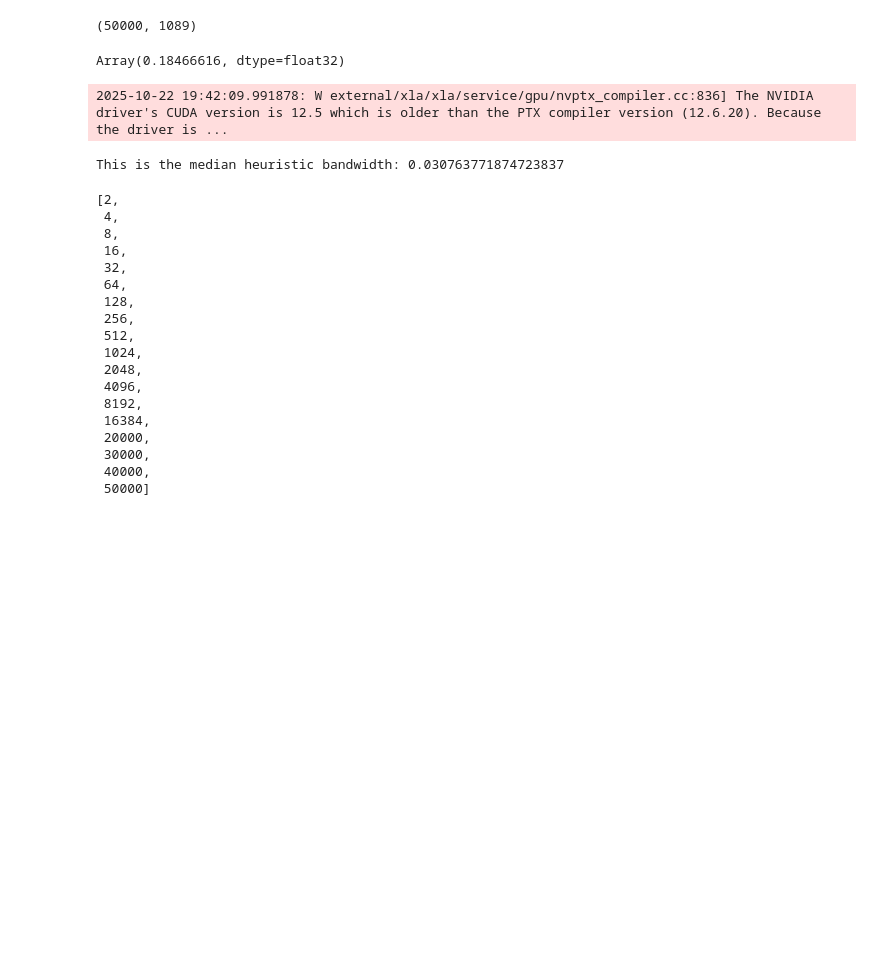
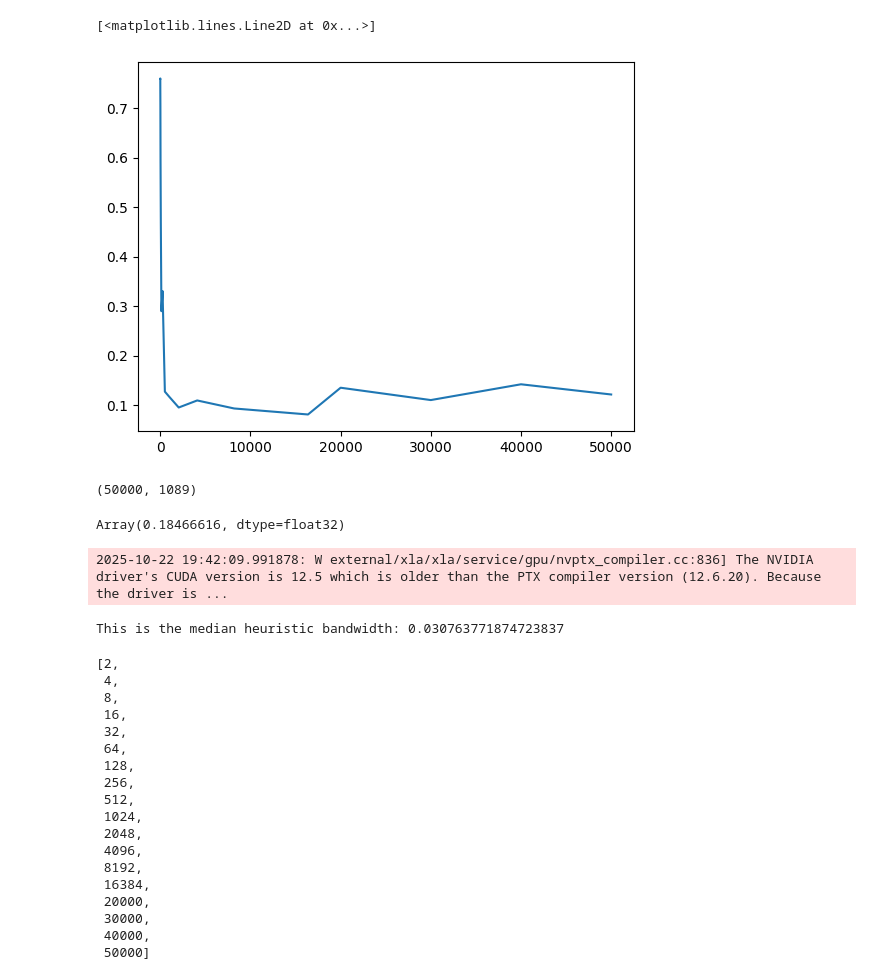
Before and after one commit to abjohnson117/TransportVsMcmcExperiments, a Jupyter notebook: poisson/convergence_testing.ipynb, the cells around one changed output. Drawn from its saved outputs; the diff is of its cells as text; code cells hidden in the pictures; blank space fills up the shorter version.

Commit message:
Adding first hyperparam sweep results

```diff
--- a/poisson/convergence_testing.ipynb
+++ b/poisson/convergence_testing.ipynb
@@ -27,3 +46,16 @@ hmala_samps = np.vstack(chains)
+# %%
+import numpy as np
+import matplotlib.pyplot as plt
+sample_no_list = [2**i for i in range(1, 15)]
+sample_no_list.append(20000)
+sample_no_list.append(30000)
+sample_no_list.append(40000)
+sample_no_list.append(50000)
+incumbent_loss = np.load("hyperparam_results/incumbent_loss.npy")
+plt.plot(sample_no_list, incumbent_loss)
+# %% [output]
+[<matplotlib.lines.Line2D at 0x...>]
+[figure, added]
 # %%
 us = (np.load(os.path.join(hmala_root, "parameters_delta.npy")))[:train_dim, :].reshape(train_dim, nx * ny)
 mean_us = us.mean(axis=0)
```
Also changed, not shown: parts of 2 cells of this notebook, 3 other files.
